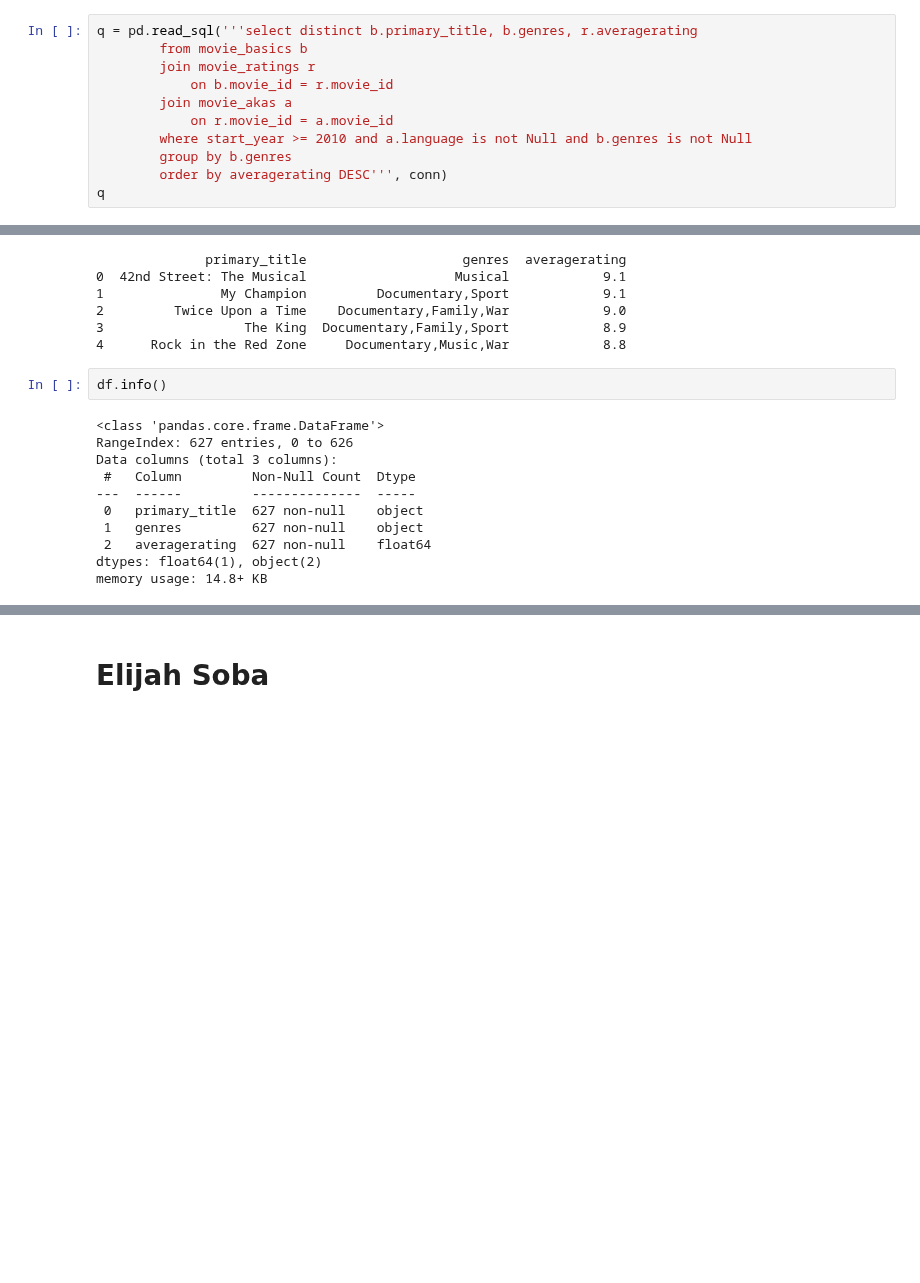
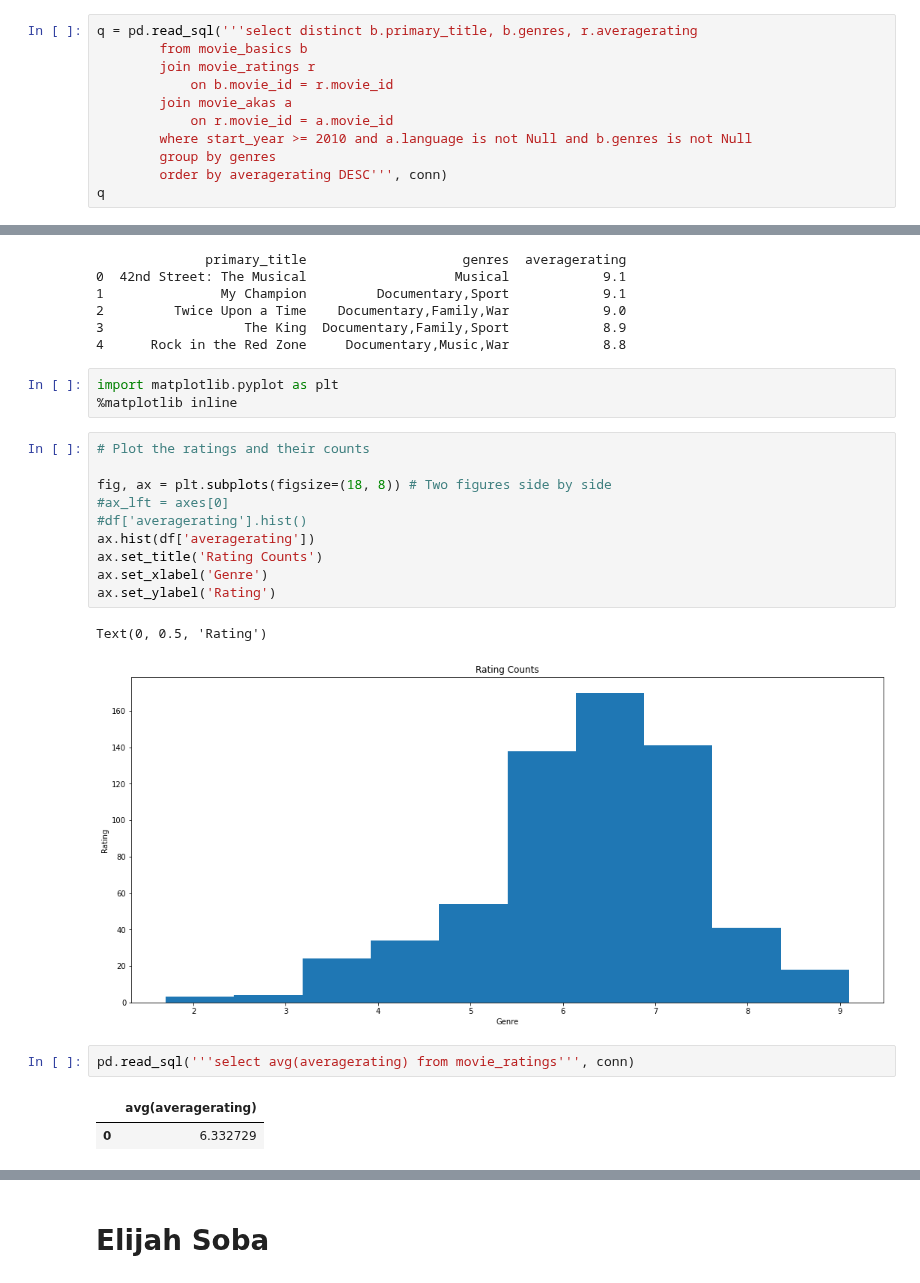
Before and after one commit to mehince/group-1-capstone, a Jupyter notebook: student.ipynb, the cells around one changed output, grey strips where cells are left out. Saved outputs shown, nothing was run; the diff lists cells and outputs as text; blank space fills up the shorter version.

```diff
--- a/student.ipynb
+++ b/student.ipynb
@@ -75,7 +115,7 @@ q = pd.read_sql('''select distinct b.primary_title, b.genres, r.averagerating
         join movie_akas a
             on r.movie_id = a.movie_id
         where start_year >= 2010 and a.language is not Null and b.genres is not Null
-        group by b.genres
+        group by genres
         order by averagerating DESC''', conn)
 q
 # %% [output]
@@ -106,16 +146,24 @@ print(df.head())
 2         Twice Upon a Time    Documentary,Family,War            9.0
 3                  The King  Documentary,Family,Sport            8.9
 4      Rock in the Red Zone     Documentary,Music,War            8.8
-# %%
-df.info()
-# %% [output]
-<class 'pandas.core.frame.DataFrame'>
-RangeIndex: 627 entries, 0 to 626
-Data columns (total 3 columns):
- #   Column         Non-Null Count  Dtype
----  ------         --------------  -----
- 0   primary_title  627 non-null    object
- 1   genres         627 non-null    object
- 2   averagerating  627 non-null    float64
-dtypes: float64(1), object(2)
-memory usage: 14.8+ KB
+# %%
+import matplotlib.pyplot as plt
+%matplotlib inline
+# %%
+# Plot the ratings and their counts
+
+fig, ax = plt.subplots(figsize=(18, 8)) # Two figures side by side
+#ax_lft = axes[0]
+#df['averagerating'].hist()
+ax.hist(df['averagerating'])
+ax.set_title('Rating Counts')
+ax.set_xlabel('Genre')
+ax.set_ylabel('Rating')
+# %% [output]
+Text(0, 0.5, 'Rating')
+[figure, added]
+# %%
+pd.read_sql('''select avg(averagerating) from movie_ratings''', conn)
+# %% [output]
+|  | avg(averagerating) |
+| 0 | 6.332729 |
```
Also changed, not shown: parts of 6 cells of this notebook.
